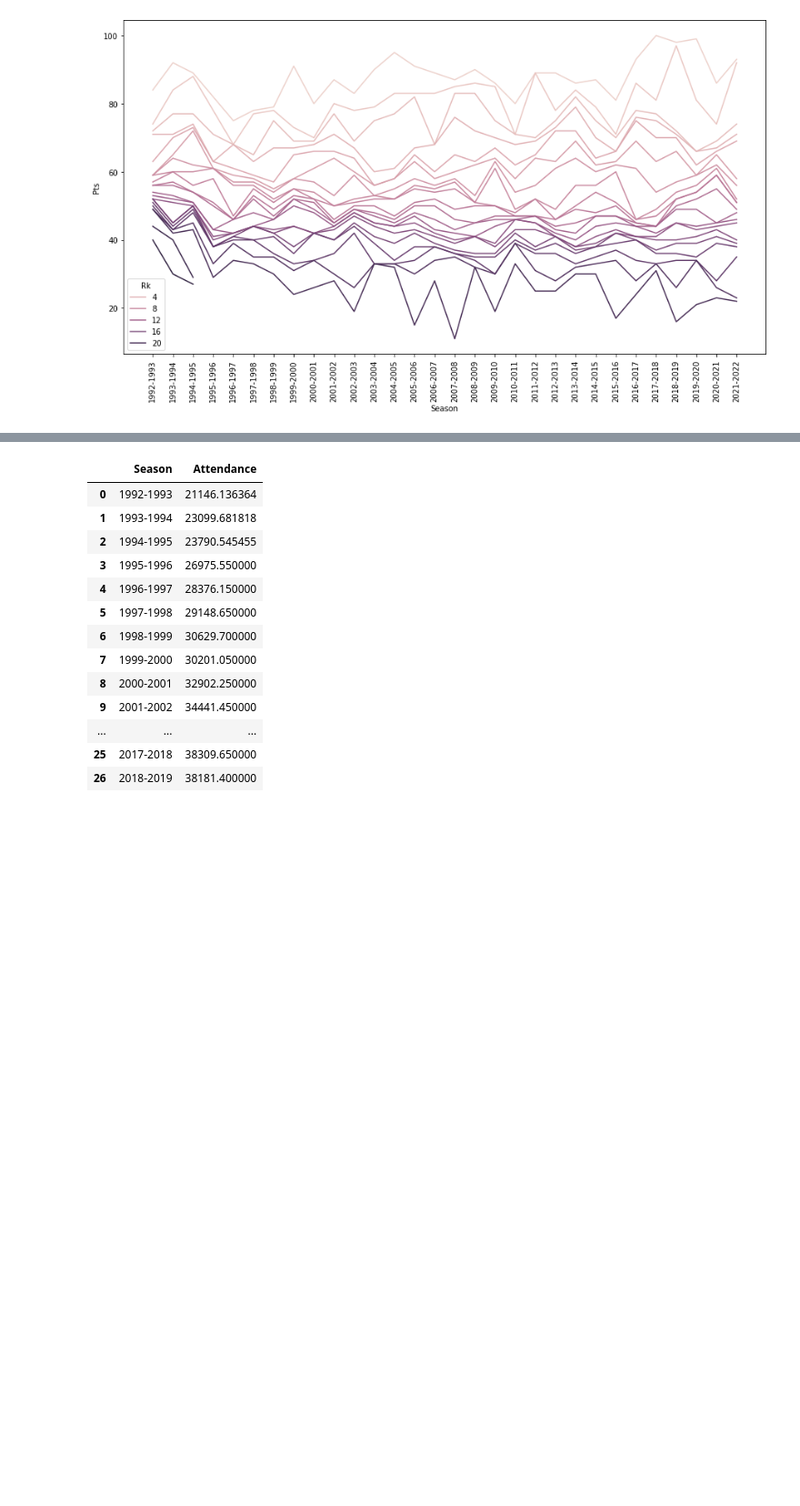
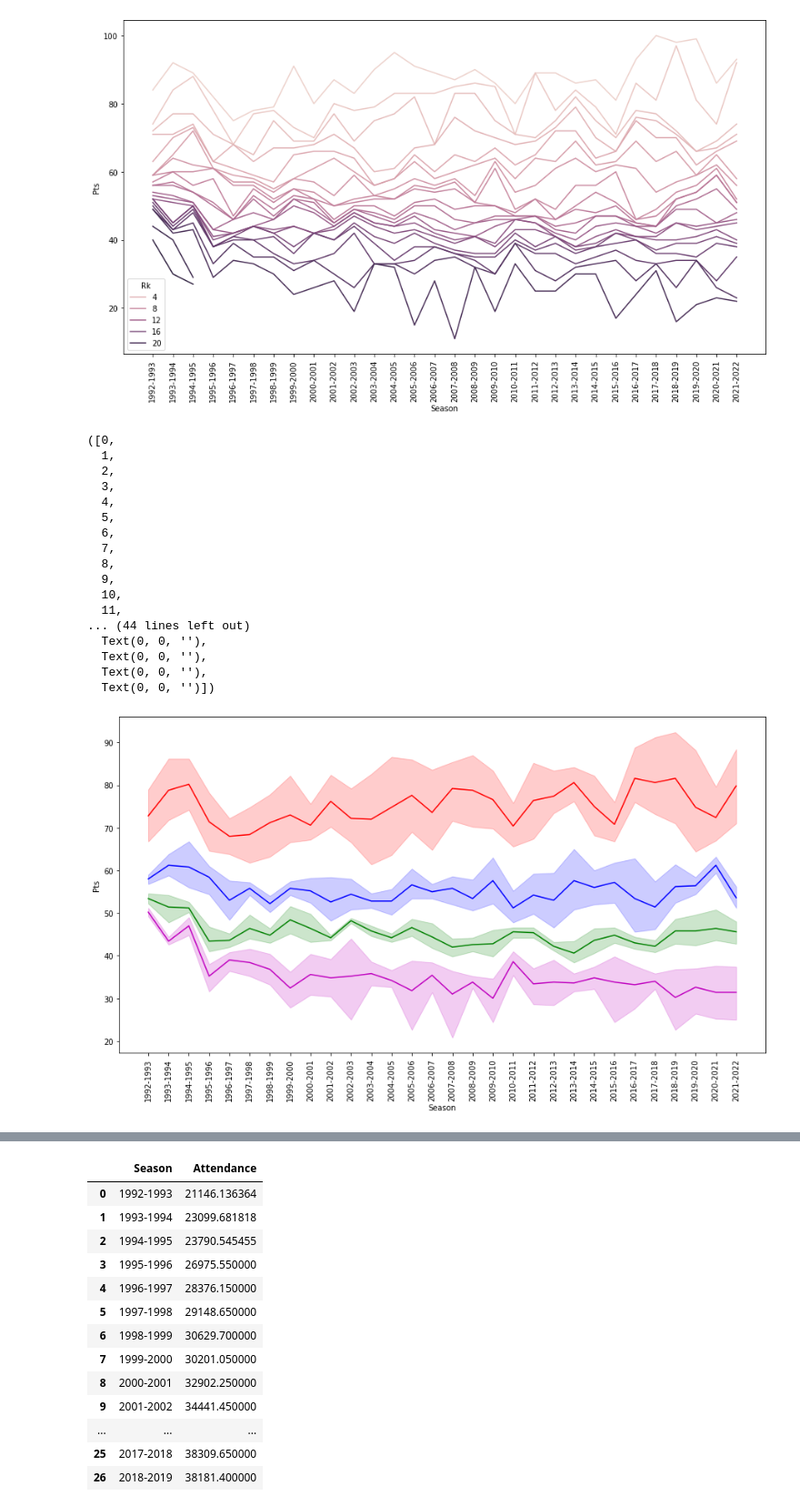
Before and after one commit to Aniket-Raikwar1/Premier_League_data_analysis, a Jupyter notebook: Analysing premier league seasons.ipynb, the cells around one changed output, grey strips where cells are left out. Shown at 91% size. Drawn from its saved outputs; the diff is of its cells as text; code cells hidden in the pictures; blank space fills up the shorter version.

```diff
--- a/Analysing premier league seasons.ipynb
+++ b/Analysing premier league seasons.ipynb
@@ -694,6 +692,37 @@ plt.xticks(rotation=90)
   Text(0, 0, ''),
   Text(0, 0, '')])
 [figure]
+# %%
+top_5_teams = All_season.loc[All_season['Rk'] <= 5]
+teams_rank_6_to_10 = All_season.loc[(All_season['Rk'] > 5) & (All_season['Rk'] <=10 )]
+teams_rank_11_to_15 = All_season.loc[(All_season['Rk'] > 10) & (All_season['Rk'] <=15 )]
+teams_rank_16_to_20 = All_season.loc[(All_season['Rk'] > 15) & (All_season['Rk'] <=20 )]
+# %%
+plt.figure(figsize=(15,8))
+sns.lineplot(data=top_5_teams,x="Season",y="Pts",color= "r")
+sns.lineplot(data=teams_rank_6_to_10,x="Season",y="Pts",color ='blue')
+sns.lineplot(data=teams_rank_11_to_15,x="Season",y="Pts",color = "green")
+sns.lineplot(data=teams_rank_16_to_20,x="Season",y='Pts',color='m')
+plt.xticks(rotation=90)
+# %% [output]
+([0,
+  1,
+  2,
+  3,
+  4,
+  5,
+  6,
+  7,
+  8,
+  9,
+  10,
+  11,
+... (44 lines left out)
+  Text(0, 0, ''),
+  Text(0, 0, ''),
+  Text(0, 0, ''),
+  Text(0, 0, '')])
+[figure, added]
 # %%
 rank_1 = All_season.loc[All_season["Rk"] == 1]
 rank_2 = All_season.loc[All_season['Rk'] == 2]
```
Also changed, not shown: parts of 13 cells of this notebook.
